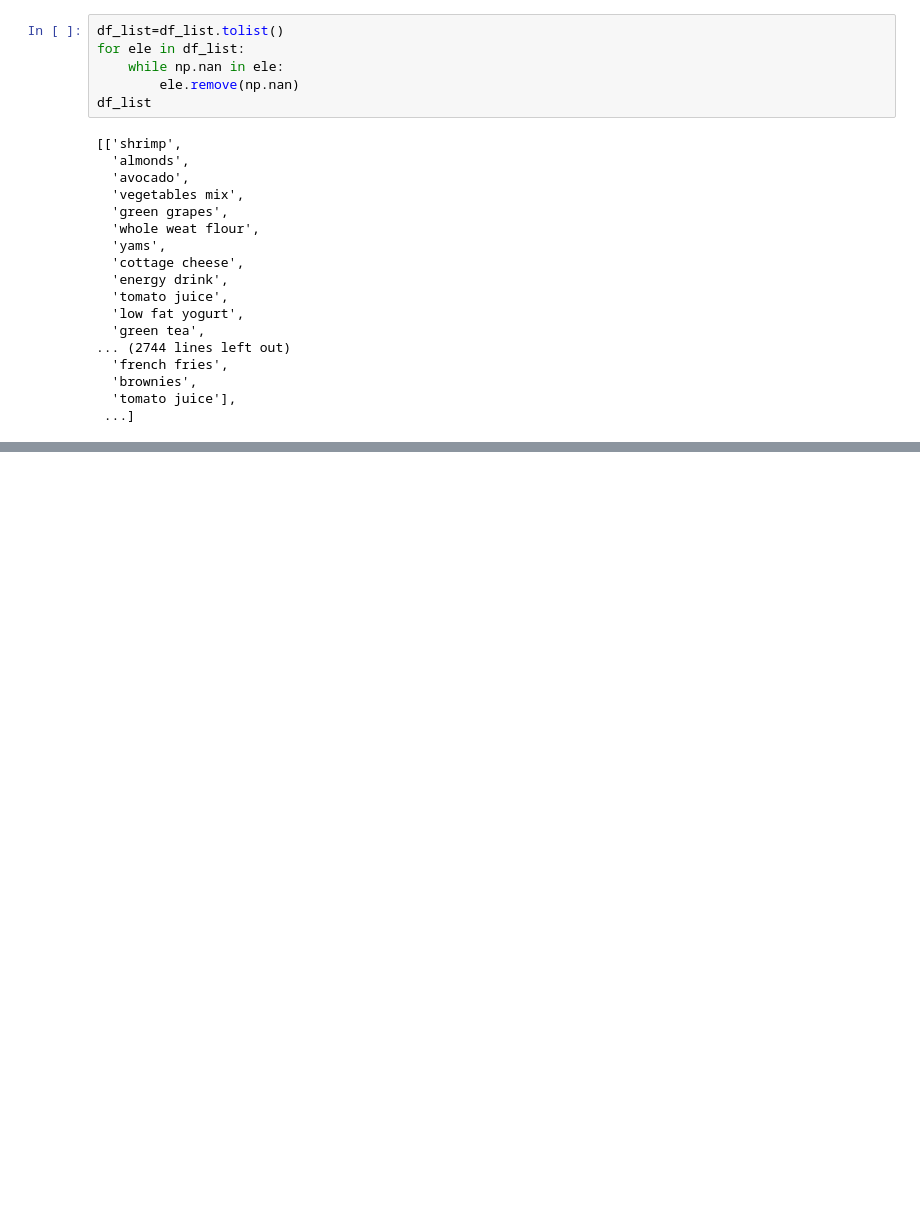
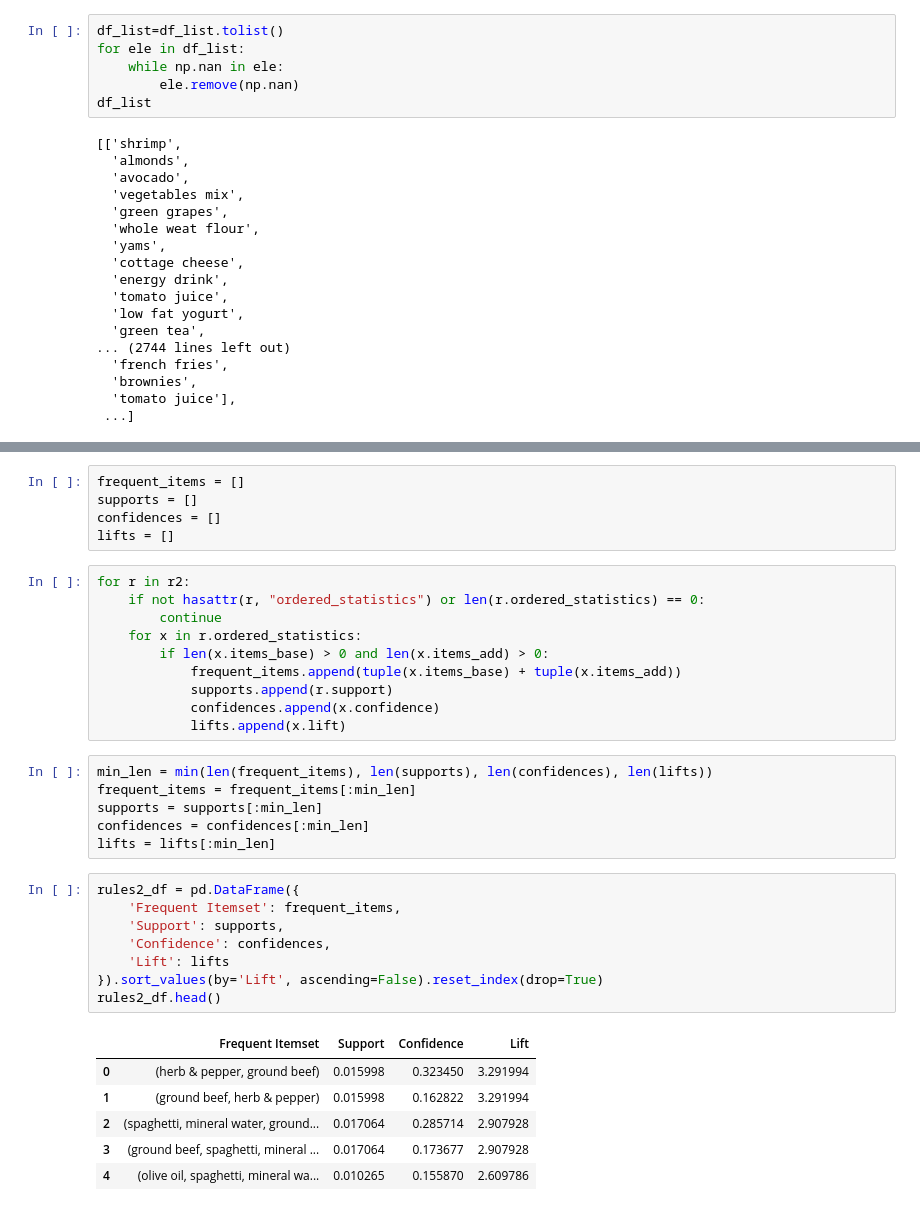
Before and after one commit to AryanParihar0716/TE-IT-ML-Practicals, a Jupyter notebook: Assignment_5.ipynb, the cells around one changed output, grey strips where cells are left out. Saved outputs shown, nothing was run; the diff lists cells and outputs as text; blank space fills up the shorter version.

```diff
--- a/Assignment_5.ipynb
+++ b/Assignment_5.ipynb
@@ -109,0 +122,36 @@ pd.DataFrame(list(rules2))
+# %%
+frequent_items = []
+supports = []
+confidences = []
+lifts = []
+# %%
+for r in r2:
+    if not hasattr(r, "ordered_statistics") or len(r.ordered_statistics) == 0:
+        continue
+    for x in r.ordered_statistics:
+        if len(x.items_base) > 0 and len(x.items_add) > 0:
+            frequent_items.append(tuple(x.items_base) + tuple(x.items_add))
+            supports.append(r.support)
+            confidences.append(x.confidence)
+            lifts.append(x.lift)
+# %%
+min_len = min(len(frequent_items), len(supports), len(confidences), len(lifts))
+frequent_items = frequent_items[:min_len]
+supports = supports[:min_len]
+confidences = confidences[:min_len]
+lifts = lifts[:min_len]
+# %%
+rules2_df = pd.DataFrame({
+    'Frequent Itemset': frequent_items,
+    'Support': supports,
+    'Confidence': confidences,
+    'Lift': lifts
+}).sort_values(by='Lift', ascending=False).reset_index(drop=True)
+rules2_df.head()
+# %% [output]
+|  | Frequent Itemset | Support | Confidence | Lift |
+| 0 | (herb & pepper, ground beef) | 0.015998 | 0.323450 | 3.291994 |
+| 1 | (ground beef, herb & pepper) | 0.015998 | 0.162822 | 3.291994 |
+| 2 | (spaghetti, mineral water, ground... | 0.017064 | 0.285714 | 2.907928 |
+| 3 | (ground beef, spaghetti, mineral ... | 0.017064 | 0.173677 | 2.907928 |
+| 4 | (olive oil, spaghetti, mineral wa... | 0.010265 | 0.155870 | 2.609786 |
```
Also changed, not shown: parts of 7 cells of this notebook.
